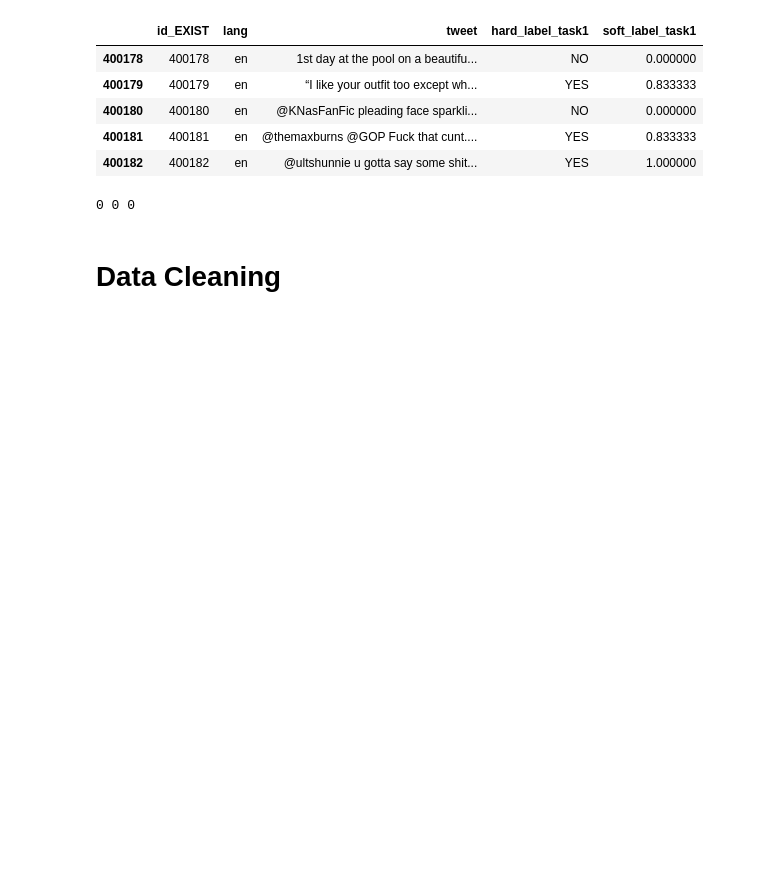
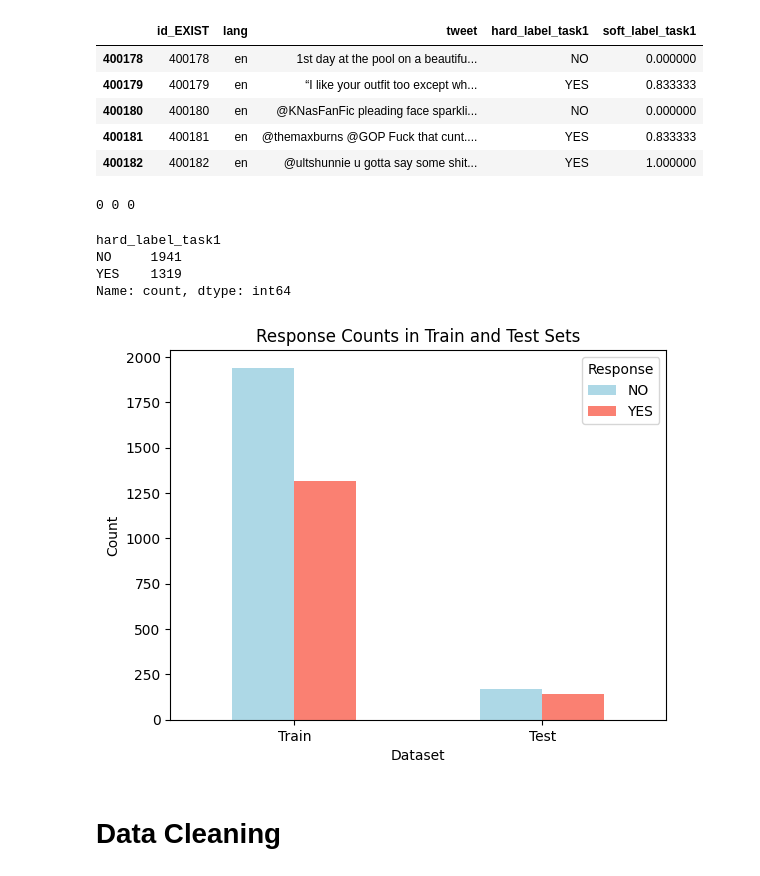
Before and after one commit to SangioAI/NLP_Assignments, a Jupyter notebook: assignment1.ipynb, the cells around one changed output. Drawn from its saved outputs; the diff is of its cells as text; code cells hidden in the pictures; blank space fills up the shorter version.

```diff
--- a/assignment1.ipynb
+++ b/assignment1.ipynb
@@ -125,6 +126,35 @@ display(test_data.head())
 print(training_data.isna().sum().sum(), test_data.isna().sum().sum(), validation_data.isna().sum().sum())
 # %% [output]
 0 0 0
+# %%
+target = "hard_label_task1"
+# %%
+training_data[target].value_counts()
+# %% [output]
+hard_label_task1
+NO     1941
+YES    1319
+Name: count, dtype: int64
+# %%
+train_counts = training_data[target].value_counts()
+test_counts = test_data[target].value_counts()
+
+# Combine counts into a single DataFrame for plotting
+counts_df = pd.DataFrame({
+    'Train': train_counts,
+    'Test': test_counts
+}).T  # Transpose to have "yes" and "no" as columns
+
+# Plotting
+counts_df.plot(kind='bar', color=['lightblue', 'salmon'])
+plt.title('Response Counts in Train and Test Sets')
+plt.xlabel('Dataset')
+plt.ylabel('Count')
+plt.xticks(rotation=0)
+plt.legend(title='Response')
+plt.show()
+# %% [output]
+[figure, added]
 # %% [markdown]
 # Data Cleaning
 # %% [markdown]
```
Also changed, not shown: parts of 10 cells of this notebook, 1 other file.
